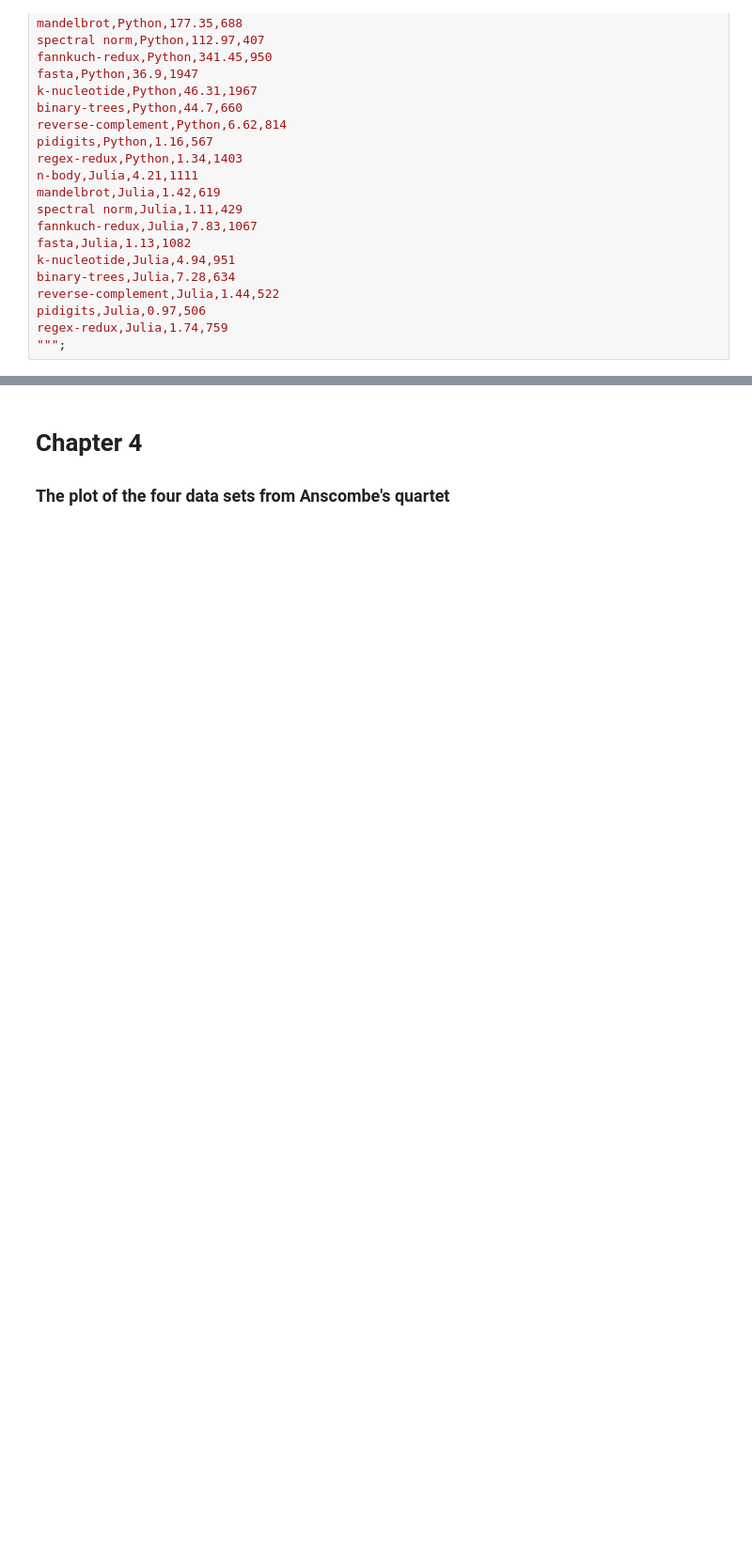
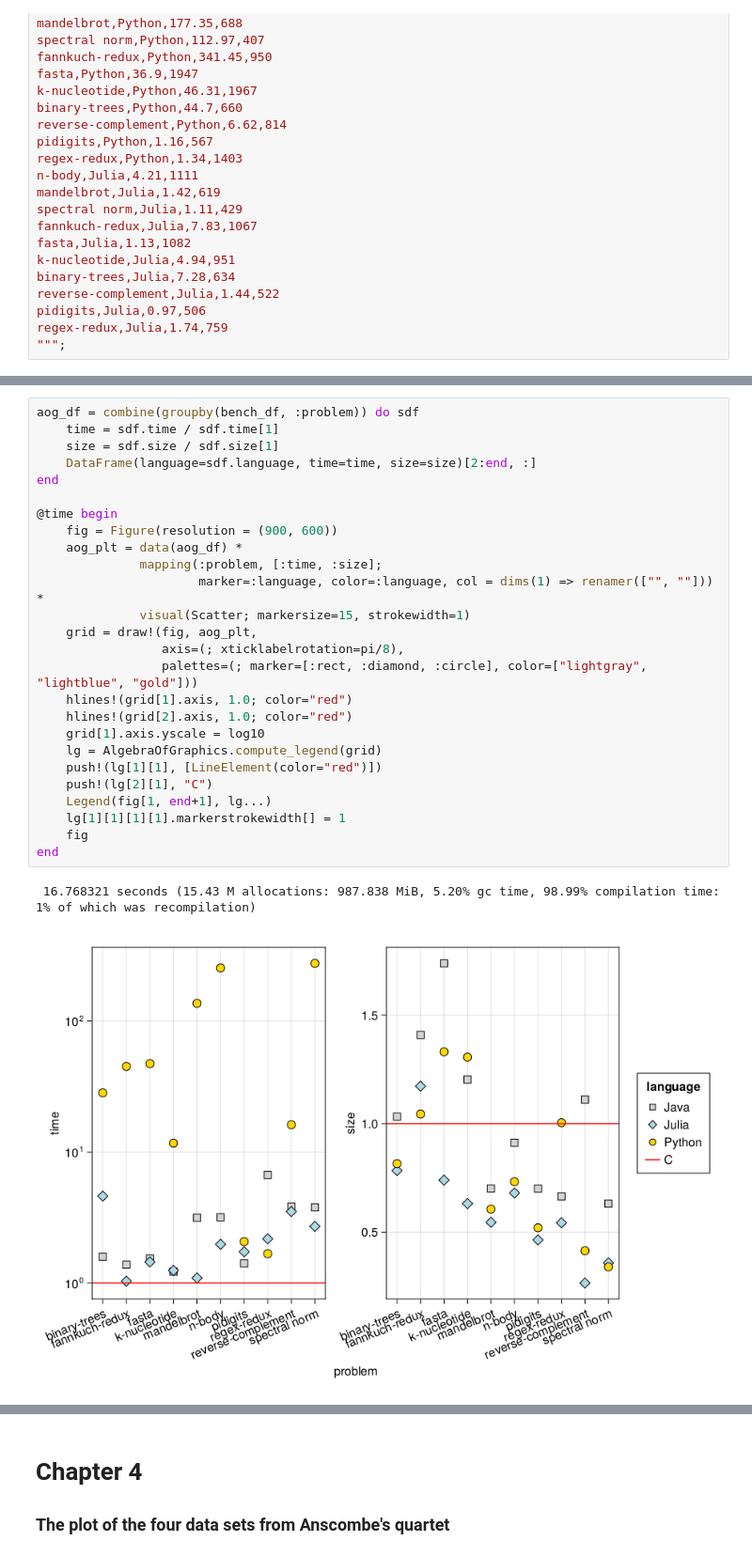
Before and after one commit to bkamins/MakieCon2023, a Jupyter notebook: makiecon2023.ipynb, the cells around one changed output, grey strips where cells are left out. Shown at 94% size. Drawn from its saved outputs; the diff is of its cells as text; blank space fills up the shorter version.

```diff
--- a/makiecon2023.ipynb
+++ b/makiecon2023.ipynb
@@ -149,4 +159,33 @@ end
 [figure]
+# %%
+aog_df = combine(groupby(bench_df, :problem)) do sdf
+    time = sdf.time / sdf.time[1]
+    size = sdf.size / sdf.size[1]
+    DataFrame(language=sdf.language, time=time, size=size)[2:end, :]
+end
+
+@time begin
+    fig = Figure(resolution = (900, 600))
+    aog_plt = data(aog_df) *
+              mapping(:problem, [:time, :size];
+                      marker=:language, color=:language, col = dims(1) => renamer(["", ""])) *
+              visual(Scatter; markersize=15, strokewidth=1)
+    grid = draw!(fig, aog_plt,
+                 axis=(; xticklabelrotation=pi/8),
+                 palettes=(; marker=[:rect, :diamond, :circle], color=["lightgray", "lightblue", "gold"]))
+    hlines!(grid[1].axis, 1.0; color="red")
+    hlines!(grid[2].axis, 1.0; color="red")
+    grid[1].axis.yscale = log10
+    lg = AlgebraOfGraphics.compute_legend(grid)
+    push!(lg[1][1], [LineElement(color="red")])
+    push!(lg[2][1], "C")
+    Legend(fig[1, end+1], lg...)
+    lg[1][1][1][1].markerstrokewidth[] = 1
+    fig
+end
+# %% [output]
+ 16.768321 seconds (15.43 M allocations: 987.838 MiB, 5.20% gc time, 98.99% compilation time: 1% of which was recompilation)
+[figure, added]
 # %% [markdown]
 1. I could replicate the plot exactly as I wanted it. I considered the plot to be non-trivial and I managed to just do it without a problem using Makie.jl.
 2. I was not really clear how I could build this plot using AlgebraOfGraphics.jl (maybe I would be able to do it but it was conceptually much harder to me than working with Makie.jl primitives).
```
Also changed, not shown: parts of 27 cells of this notebook, 2 other files.
